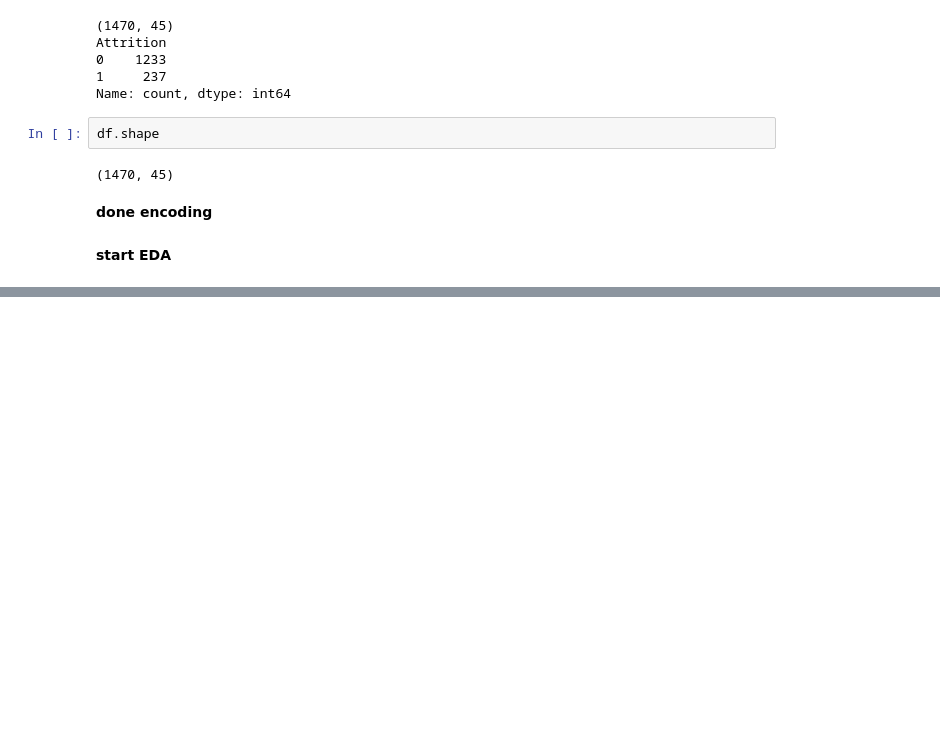
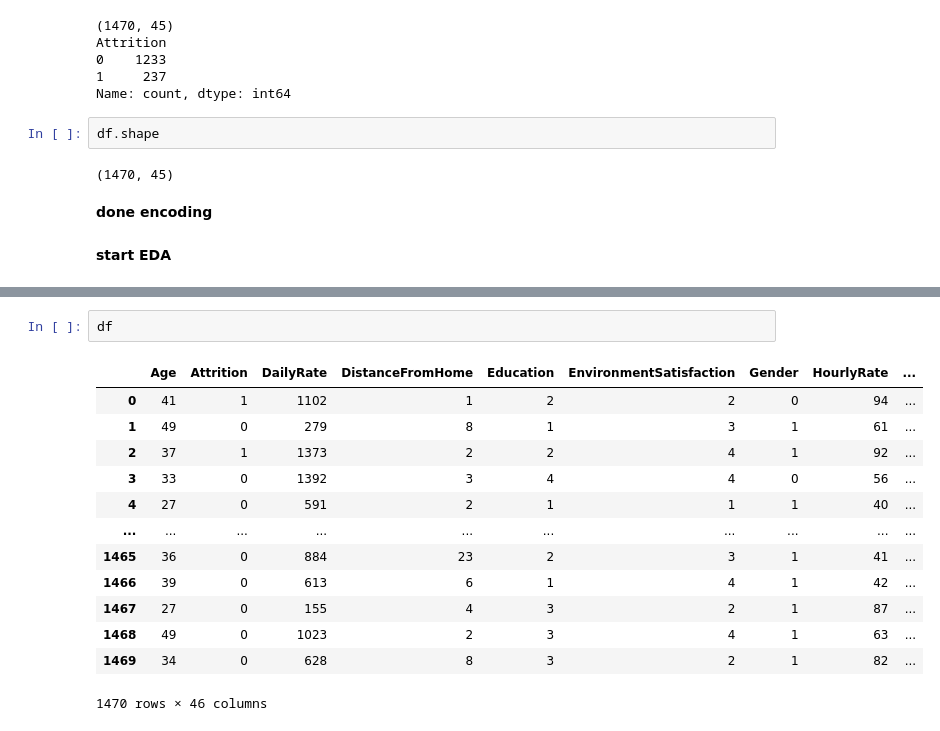
Before and after one commit to nawarfathi/HR, a Jupyter notebook: WA_fn.ipynb, the cells around one changed output, grey strips where cells are left out. Saved outputs shown, nothing was run; the diff lists cells and outputs as text; blank space fills up the shorter version.

```diff
--- a/WA_fn.ipynb
+++ b/WA_fn.ipynb
@@ -267,0 +406,16 @@ df.shape
+# %%
+df
+# %% [output]
+|  | Age | Attrition | DailyRate | DistanceFromHome | Education | EnvironmentSatisfaction | Gender | HourlyRate | ... |
+| 0 | 41 | 1 | 1102 | 1 | 2 | 2 | 0 | 94 | ... |
+| 1 | 49 | 0 | 279 | 8 | 1 | 3 | 1 | 61 | ... |
+| 2 | 37 | 1 | 1373 | 2 | 2 | 4 | 1 | 92 | ... |
+| 3 | 33 | 0 | 1392 | 3 | 4 | 4 | 0 | 56 | ... |
+| 4 | 27 | 0 | 591 | 2 | 1 | 1 | 1 | 40 | ... |
+| ... | ... | ... | ... | ... | ... | ... | ... | ... | ... |
+| 1465 | 36 | 0 | 884 | 23 | 2 | 3 | 1 | 41 | ... |
+| 1466 | 39 | 0 | 613 | 6 | 1 | 4 | 1 | 42 | ... |
+| 1467 | 27 | 0 | 155 | 4 | 3 | 2 | 1 | 87 | ... |
+| 1468 | 49 | 0 | 1023 | 2 | 3 | 4 | 1 | 63 | ... |
+| 1469 | 34 | 0 | 628 | 8 | 3 | 2 | 1 | 82 | ... |
+1470 rows × 46 columns
```
Also changed, not shown: parts of 7 cells of this notebook, 1 other file.
